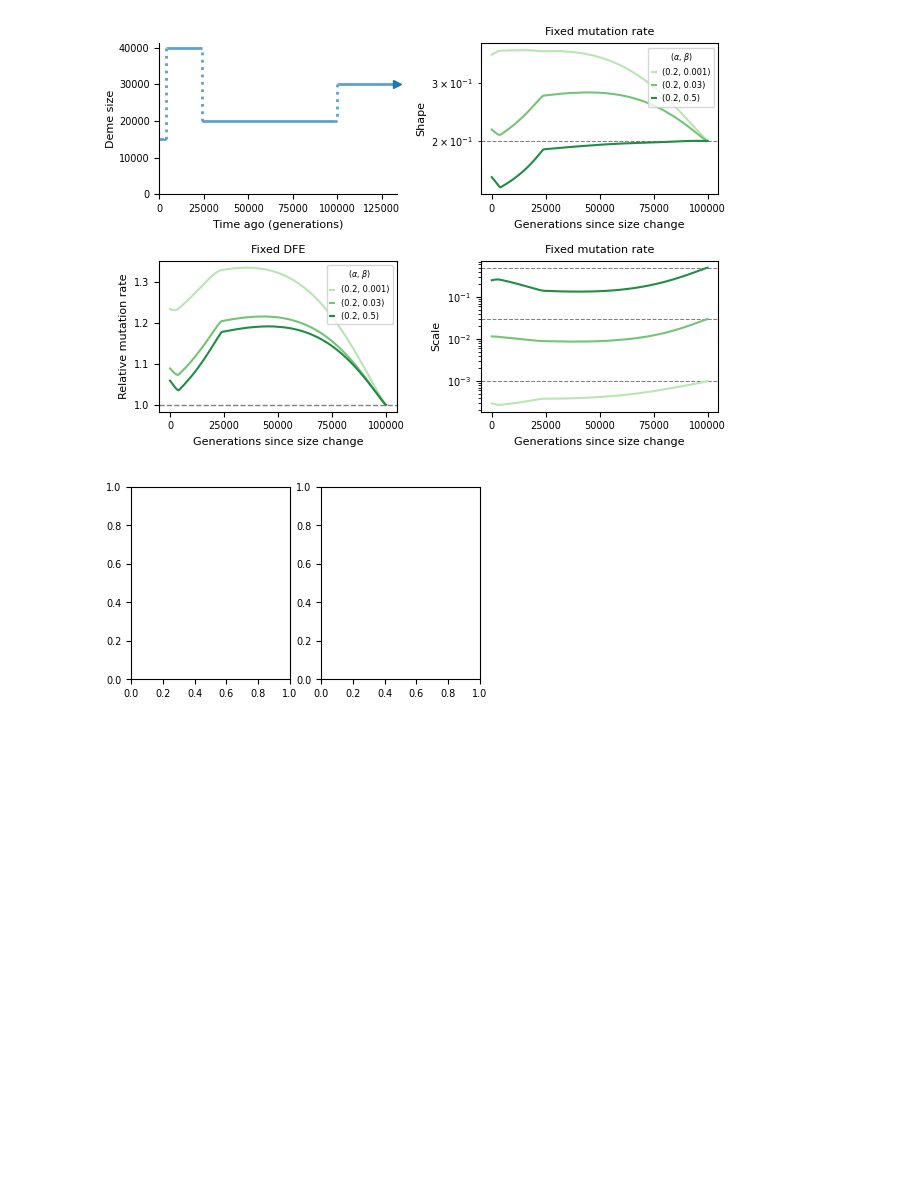
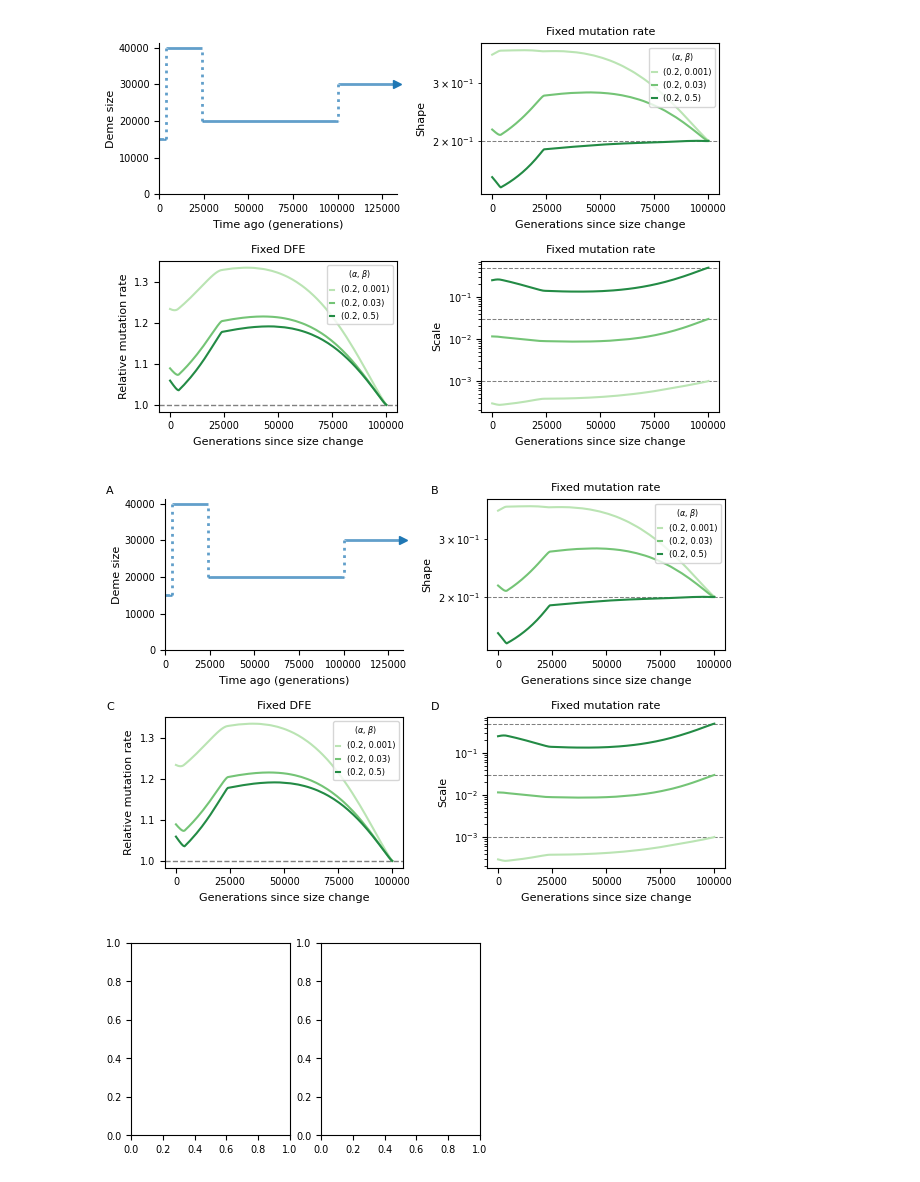
Before and after one commit to gvbarroso/mpp_figures, a Jupyter notebook: figures/dfe-fitting_4_epochs.ipynb, the cells around one changed output. Cells and saved outputs as stored; diff of their text form; code cells hidden in the pictures; blank space fills up the shorter version.

```diff
--- a/figures/dfe-fitting_4_epochs.ipynb
+++ b/figures/dfe-fitting_4_epochs.ipynb
@@ -330,6 +314,14 @@ fig.tight_layout()
 fig
 # %% [output]
 [figure]
+# %%
+fig.text(0.02, 0.95, "A", fontsize=8, ha="center", va="center")
+fig.text(0.52, 0.95, "B", fontsize=8, ha="center", va="center")
+fig.text(0.02, 0.47, "C", fontsize=8, ha="center", va="center")
+fig.text(0.52, 0.47, "D", fontsize=8, ha="center", va="center")
+fig
+# %% [output]
+[figure, added]
 # %%
 fname = f"fit_dfe.shape_{shape}.scales_" + "_".join([str(sc) for sc in scales]) + "_4_epochs.pdf"
 fig.savefig(fname)
```
Also changed, not shown: parts of 2 cells of this notebook, 7 other files.
